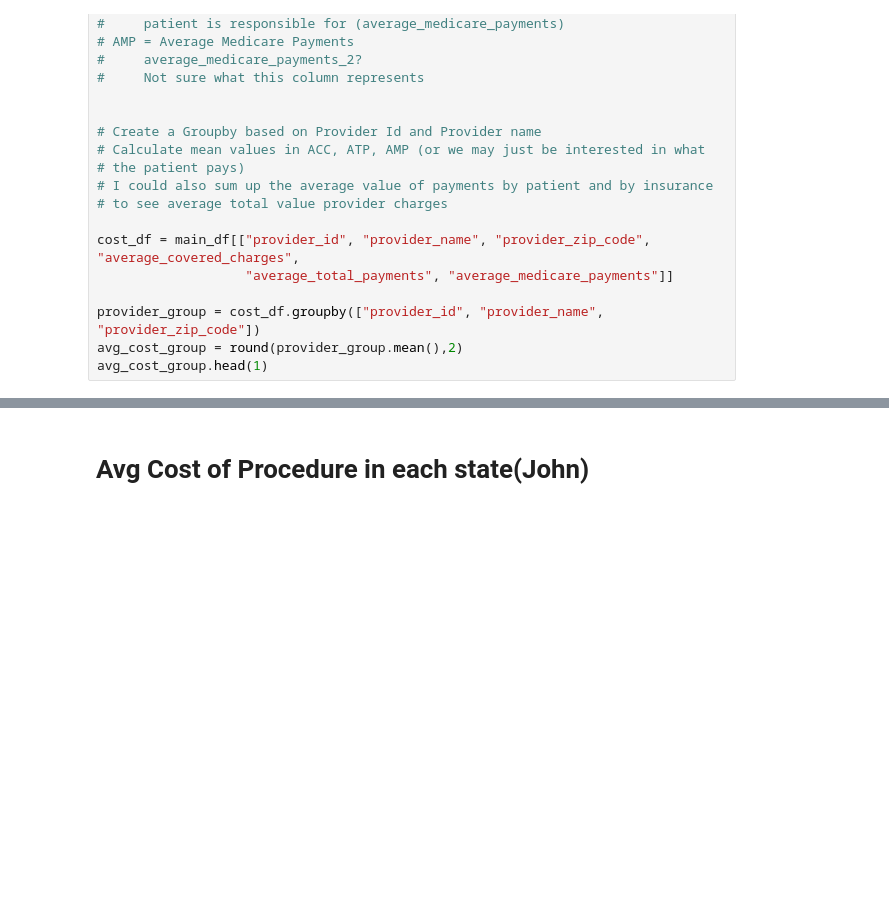
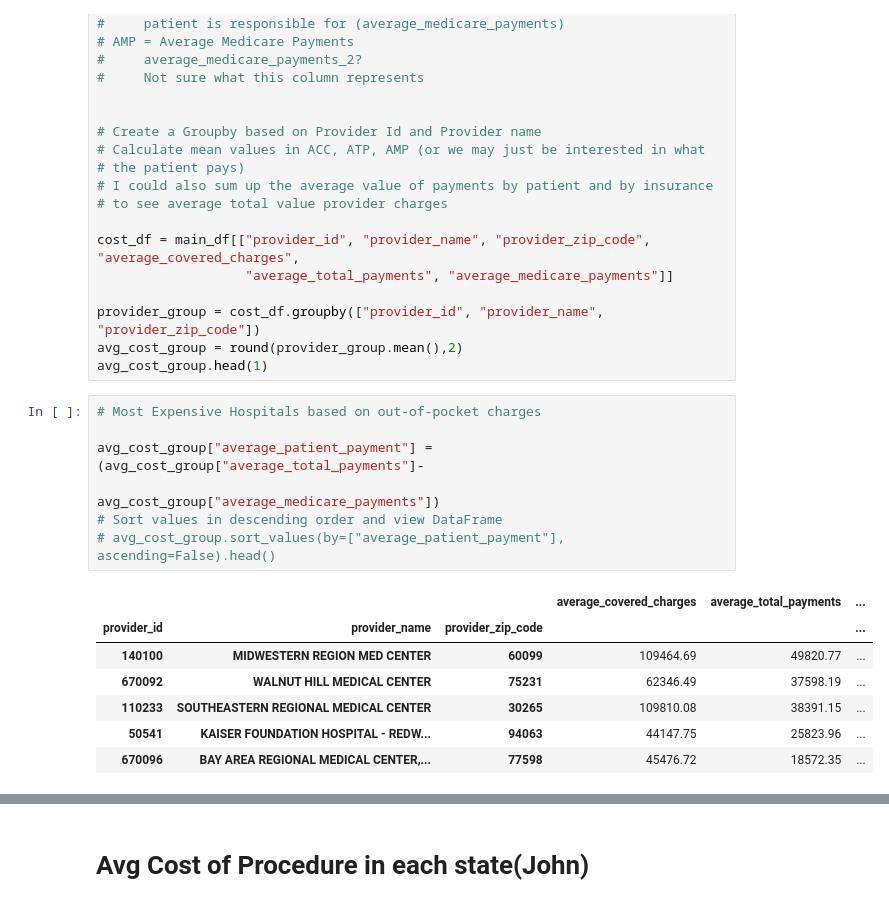
Before and after one commit to jwarlop/BC_Proj001, a Jupyter notebook: main.ipynb, the cells around one changed output, grey strips where cells are left out. Cells and saved outputs as stored; diff of their text form; blank space fills up the shorter version.

```diff
--- a/main.ipynb
+++ b/main.ipynb
@@ -127,3 +127,18 @@ cost_df = main_df[["provider_id", "provider_name", "provider_zip_code", "average
 provider_group = cost_df.groupby(["provider_id", "provider_name", "provider_zip_code"])
 avg_cost_group = round(provider_group.mean(),2)
 avg_cost_group.head(1)
+# %%
+# Most Expensive Hospitals based on out-of-pocket charges
+
+avg_cost_group["average_patient_payment"] = (avg_cost_group["average_total_payments"]-
+                                             avg_cost_group["average_medicare_payments"])
+# Sort values in descending order and view DataFrame
+# avg_cost_group.sort_values(by=["average_patient_payment"], ascending=False).head()
+# %% [output]
+|  |  |  | average_covered_charges | average_total_payments | ... |
+| provider_id | provider_name | provider_zip_code |  |  | ... |
+| 140100 | MIDWESTERN REGION MED CENTER | 60099 | 109464.69 | 49820.77 | ... |
+| 670092 | WALNUT HILL MEDICAL CENTER | 75231 | 62346.49 | 37598.19 | ... |
+| 110233 | SOUTHEASTERN REGIONAL MEDICAL CENTER | 30265 | 109810.08 | 38391.15 | ... |
+| 50541 | KAISER FOUNDATION HOSPITAL - REDW... | 94063 | 44147.75 | 25823.96 | ... |
+| 670096 | BAY AREA REGIONAL MEDICAL CENTER,... | 77598 | 45476.72 | 18572.35 | ... |
```
Also changed, not shown: parts of 3 cells of this notebook, 1 other file.
